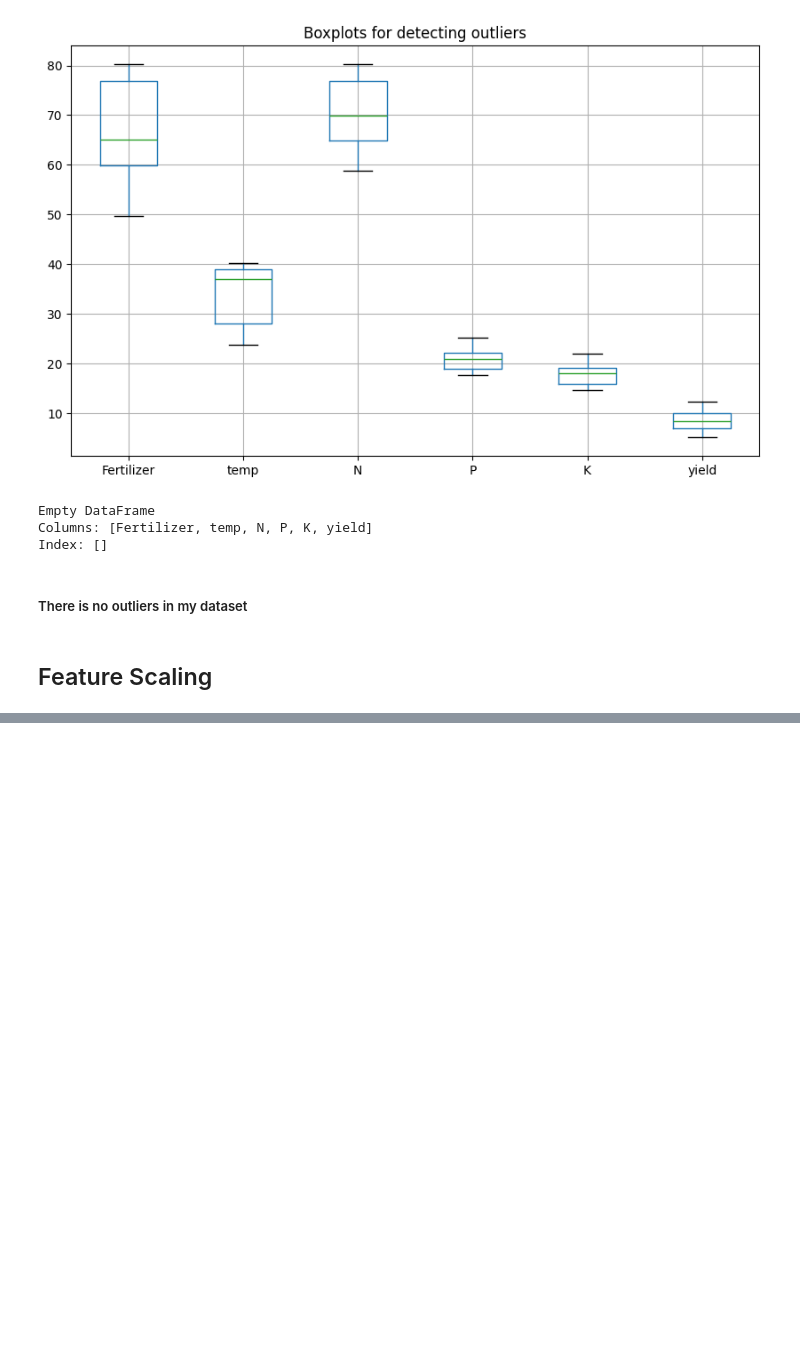
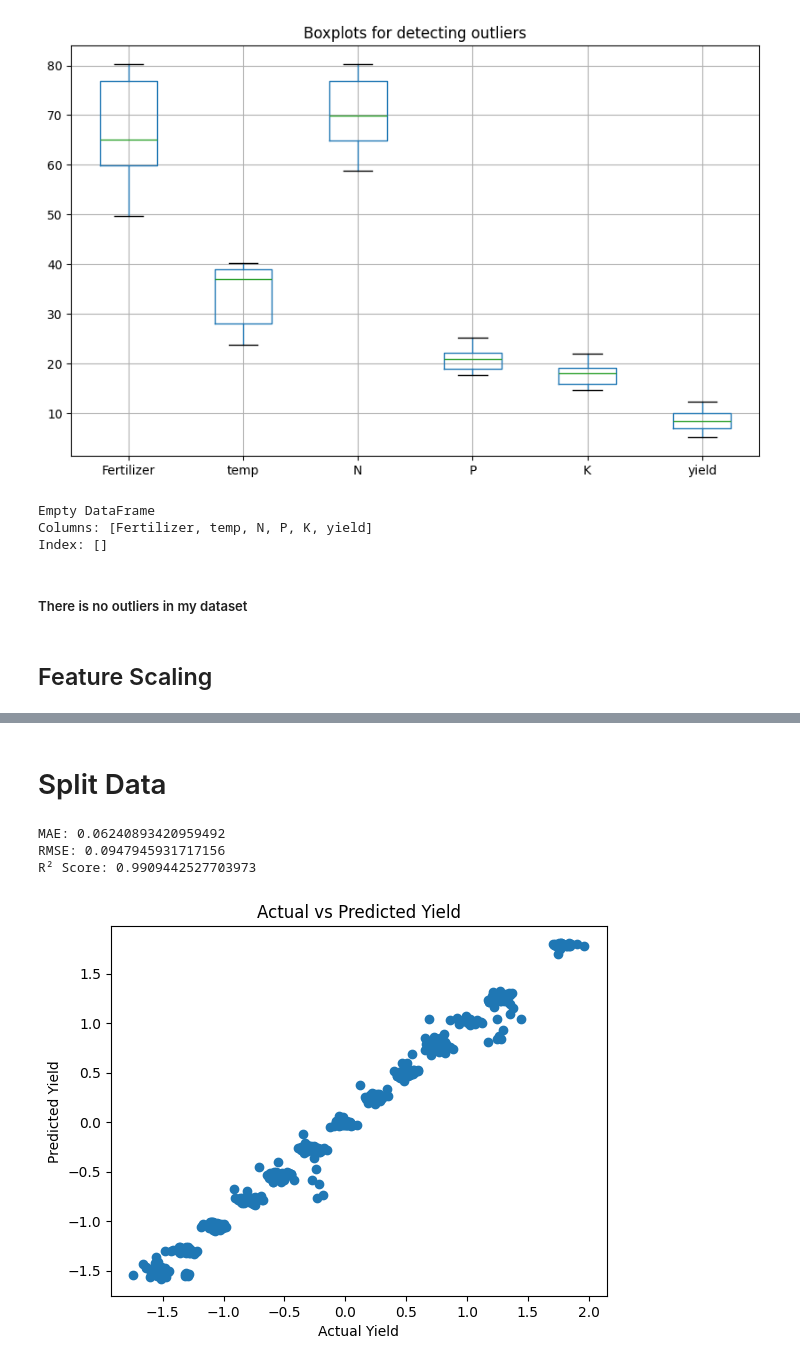
Before and after one commit to ankit-kumarGit/Crop-Yield-Prediction-Using-Machine-Learning, a Jupyter notebook: CropYieldPrediction.ipynb, the cells around one changed output, grey strips where cells are left out. Drawn from its saved outputs; the diff is of its cells as text; code cells hidden in the pictures; blank space fills up the shorter version.

```diff
--- a/CropYieldPrediction.ipynb
+++ b/CropYieldPrediction.ipynb
@@ -131,0 +145,3 @@ Index: []
+# %%
+# Feature Scaling for numeric columns
+num_cols = df.select_dtypes(include=["int64", "float64"]).columns
@@ -131,0 +150,4 @@ Index: []
+# %%
+# Standard Scaling (Z-score normalization: mean=0, std=1)
+scaler = StandardScaler()
+df[num_cols] = scaler.fit_transform(df[num_cols])
@@ -131,0 +170,42 @@ Index: []
+# %% [markdown]
+# Split Data
+# %%
+from sklearn.model_selection import train_test_split
+
+X = df.drop("yield", axis=1)
+y = df["yield"]
+
+X_train, X_test, y_train, y_test = train_test_split(X, y, test_size=0.2, random_state=42)
+# %%
+from sklearn.linear_model import LinearRegression
+from sklearn.tree import DecisionTreeRegressor
+from sklearn.ensemble import RandomForestRegressor
+from sklearn.metrics import mean_absolute_error, mean_squared_error, r2_score
+
+# Example with Random Forest
+model = RandomForestRegressor(random_state=42)
+model.fit(X_train, y_train)
+
+y_pred = model.predict(X_test)
+# %%
+mae = mean_absolute_error(y_test, y_pred)
+rmse = np.sqrt(mean_squared_error(y_test, y_pred))
+r2 = r2_score(y_test, y_pred)
+
+print("MAE:", mae)
+print("RMSE:", rmse)
+print("R² Score:", r2)
+# %% [output]
+MAE: 0.06240893420959492
+RMSE: 0.0947945931717156
+R² Score: 0.9909442527703973
+# %%
+import matplotlib.pyplot as plt
+
+plt.scatter(y_test, y_pred)
+plt.xlabel("Actual Yield")
+plt.ylabel("Predicted Yield")
+plt.title("Actual vs Predicted Yield")
+plt.show()
+# %% [output]
+[figure, added]
```
Also changed, not shown: parts of 9 cells of this notebook.
